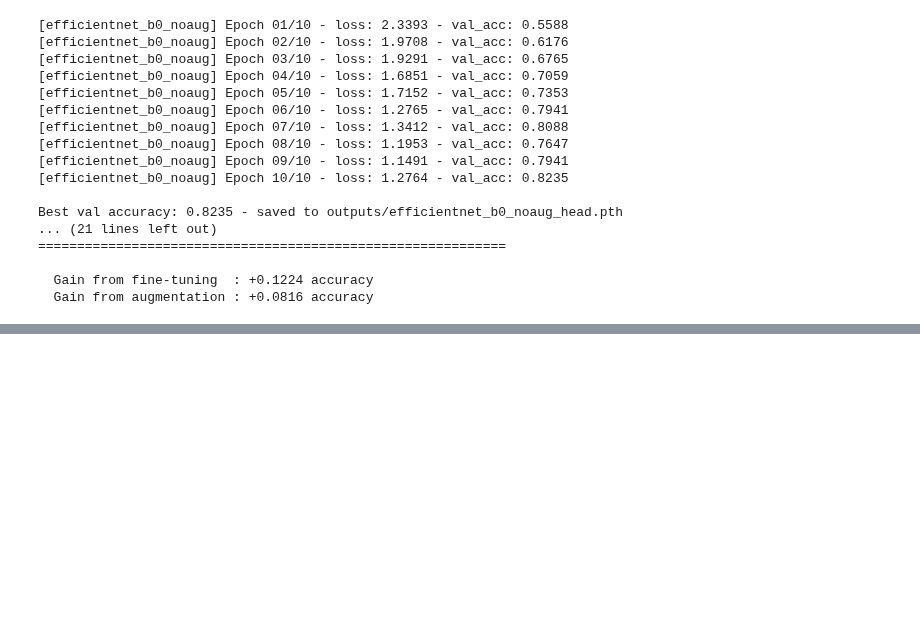
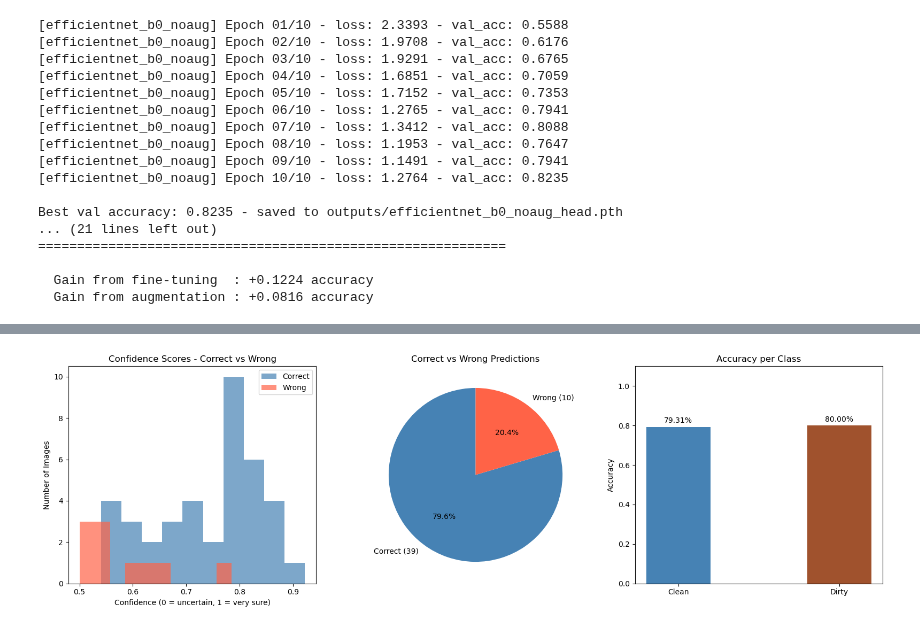
Before and after one commit to ErickChauke/conveyor-dirt-detection, a Jupyter notebook: notebook.ipynb, the cells around one changed output, grey strips where cells are left out. Drawn from its saved outputs; the diff is of its cells as text; code cells hidden in the pictures; blank space fills up the shorter version.

Commit message:
add model confidence analysis and per-class accuracy charts

```diff
--- a/notebook.ipynb
+++ b/notebook.ipynb
@@ -1072,0 +1083,55 @@ Best val accuracy: 0.8235 - saved to outputs/efficientnet_b0_noaug_head.pth
+# %%
+# Gather confidence scores for every test image
+correct_confidences = []
+wrong_confidences   = []
+
+for i, (true, pred, prob) in enumerate(zip(all_true, all_preds, all_probs)):
+    confidence = prob if pred == 1 else 1 - prob  # confidence in the predicted class
+    if true == pred:
+        correct_confidences.append(confidence)
+    else:
+        wrong_confidences.append(confidence)
+
+fig, axes = plt.subplots(1, 3, figsize=(16, 5))
+
+# --- Chart 1: Histogram of confidence scores ---
+axes[0].hist(correct_confidences, bins=10, alpha=0.7, color="steelblue", label="Correct")
+axes[0].hist(wrong_confidences,   bins=10, alpha=0.7, color="tomato",    label="Wrong")
+axes[0].set_title("Confidence Scores - Correct vs Wrong")
+axes[0].set_xlabel("Confidence (0 = uncertain, 1 = very sure)")
+axes[0].set_ylabel("Number of Images")
+axes[0].legend()
+
+# --- Chart 2: Pie chart showing correct vs wrong split ---
+correct_count = len(correct_confidences)
+wrong_count   = len(wrong_confidences)
+
+axes[1].pie(
+    [correct_count, wrong_count],
+    labels=[f"Correct ({correct_count})", f"Wrong ({wrong_count})"],
+    colors=["steelblue", "tomato"],
+    autopct="%1.1f%%",
+    startangle=90
+)
+axes[1].set_title("Correct vs Wrong Predictions")
+
+# --- Chart 3: Per-class accuracy bar chart ---
+clean_total   = sum(1 for t in all_true if t == 0)
+dirty_total   = sum(1 for t in all_true if t == 1)
+clean_correct = sum(1 for t, p in zip(all_true, all_preds) if t == 0 and p == 0)
+dirty_correct = sum(1 for t, p in zip(all_true, all_preds) if t == 1 and p == 1)
+
+clean_acc = clean_correct / clean_total
+dirty_acc = dirty_correct / dirty_total
+
+axes[2].bar(["Clean", "Dirty"], [clean_acc, dirty_acc], color=["steelblue", "sienna"], width=0.4)
+axes[2].set_ylim(0, 1.1)
+axes[2].set_title("Accuracy per Class")
+axes[2].set_ylabel("Accuracy")
+for i, val in enumerate([clean_acc, dirty_acc]):
+    axes[2].text(i, val + 0.02, f"{val:.2%}", ha="center", fontsize=10)
+
+plt.tight_layout()
+plt.show()
+# %% [output]
+[figure, added]
```
Also changed, not shown: parts of 1 cell of this notebook.
